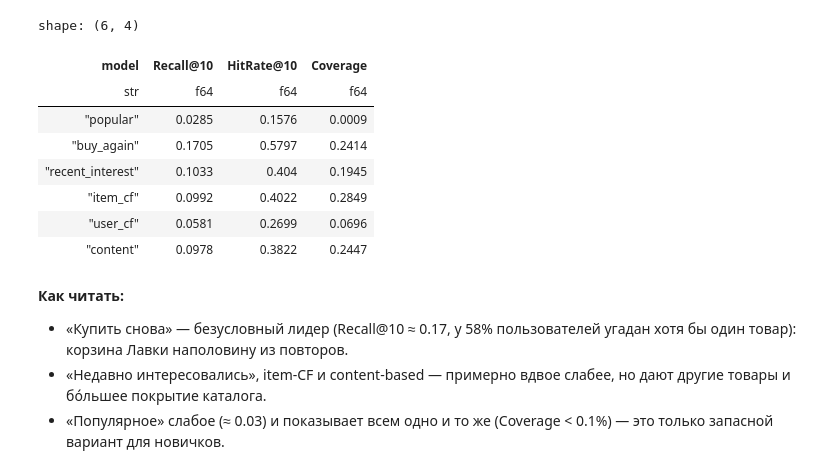
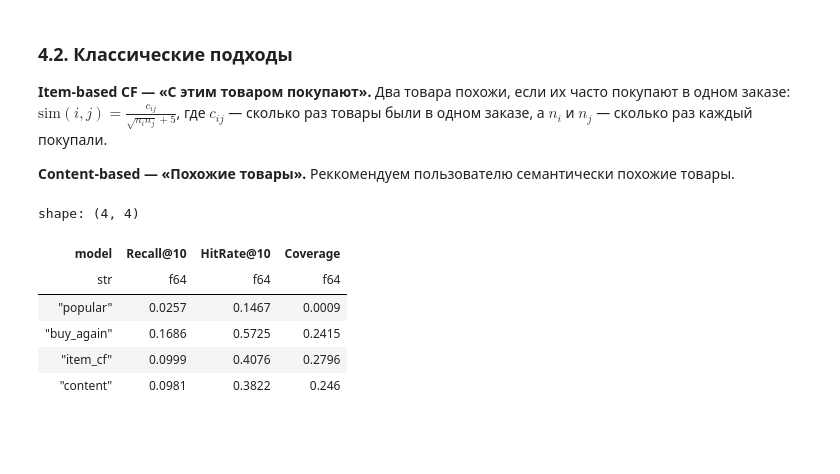
Before and after one commit to yulyaaamih/RecSys-hw, a Jupyter notebook: lavka_churn_recsys.ipynb, the cells around one changed output. Cells and saved outputs as stored; diff of their text form; code cells hidden in the pictures; blank space fills up the shorter version.

```diff
--- a/lavka_churn_recsys.ipynb
+++ b/lavka_churn_recsys.ipynb
@@ -153,7 +215,7 @@ class Split:
         self.gt = [set(x) for x in warm["product_id"].to_list()]
 
     def matrix(self, tau=None):
-        """Пользователь × товар: число заказов с товаром, или с затуханием exp(-давность/tau дней)."""
+        """Пользователь x товар: число заказов с товаром, или с затуханием exp(-давность/tau дней)."""
         w = pl.lit(1.0) if tau is None else (-(self.cut - pl.col("timestamp")) / (tau * DAY)).exp()
         h = self.hist.with_columns(w.alias("w"))
         return sp.csr_matrix((h["w"].to_numpy(), (h["u"].to_numpy(), h["i"].to_numpy())), shape=self.shape)
@@ -179,8 +241,6 @@ def evaluate(scores, s, k=K):
             "Coverage": len(np.unique(top)) / len(s.items)}
 
 
-val = Split(dt.datetime(2023, 12, 4, tzinfo=dt.timezone.utc))
 test = Split(dt.datetime(2024, 1, 3, tzinfo=dt.timezone.utc))
-for s in (val, test):
-    print(f"{s.name}: пользователей с историей в цели {len(s.t_rows)}, новых {s.n_cold}, товаров {len(s.items)}")
+print(f"{test.name}: пользователей с историей в цели {len(test.t_rows)}, новых {test.n_cold}, товаров {len(test.items)}")
 # %% [output]
@@ -241,58 +259,55 @@ $\text{sim}(i,j) = \frac{c_{ij}}{\sqrt{n_i n_j} + 5}$, где $c_{ij}$ — чи
+# %%
+TAU = 30  # дней
+
+def rec_popular(s):
+    return np.tile(s.popularity(), (len(s.t_rows), 1))
+
+
+def rec_buy_again(s):
+    return s.matrix(TAU)[s.t_rows].toarray() + EPS * s.popularity()
+# %% [markdown]
+### 4.2. Классические подходы
+
+**Item-based CF — «С этим товаром покупают».** Два товара похожи, если их часто покупают в одном заказе:
+$\text{sim}(i,j) = \frac{c_{ij}}{\sqrt{n_i n_j} + 5}$, где $c_{ij}$ — сколько раз товары были в одном заказе, а $n_i$ и $n_j$ — сколько раз каждый покупали.
+
+**Content-based — «Похожие товары».** Реккомендуем пользователю семантически похожие товары.
 # %%
 def item_similarity(s, shrink=5.0):
     h = s.hist
     B = sp.csr_matrix((np.ones(h.height), (h["order_id"].rank("dense").to_numpy() - 1, h["i"].to_numpy())))
     C = (B.T @ B).tocoo()
     n = np.asarray(B.sum(0)).ravel()
     off_diag = C.row != C.col
     r, c = C.row[off_diag], C.col[off_diag]
     return sp.csr_matrix((C.data[off_diag] / (np.sqrt(n[r] * n[c]) + shrink), (r, c)), shape=(len(s.items),) * 2)
 
 
 def rec_item_cf(s):
     return (s.matrix(TAU)[s.t_rows] @ item_similarity(s)).toarray() + EPS * s.popularity()
 
 
-def rec_user_cf(s, n_neighbors=50):
-    X = (s.matrix() > 0).astype(float)
-    idf = np.log(X.shape[0] / (1 + np.asarray(X.sum(0)).ravel()))
-    Xw = normalize(X @ sp.diags(idf))
-    sims = (Xw[s.t_rows] @ Xw.T).toarray()
-    sims[np.arange(len(s.t_rows)), s.t_rows] = 0  # сам себе не сосед
-    kth = -np.partition(-sims, n_neighbors, axis=1)[:, [n_neighbors - 1]]
-    sims[sims < kth] = 0
-    return (sp.csr_matrix(sims) @ X).toarray() + EPS * s.popularity()
-
-
 def item_text_vectors(s):
     names = pl.DataFrame({"product_id": s.items}).join(catalog, on="product_id", how="left")
     texts = (names["product_category"].fill_null("") + " " + names["product_name"].fill_null("")).str.to_lowercase()
     return TfidfVectorizer(analyzer="char_wb", ngram_range=(3, 5), min_df=2, sublinear_tf=True).fit_transform(texts)
 
 
 def rec_content(s):
     X = item_text_vectors(s)
     profile = normalize(s.matrix(TAU)[s.t_rows] @ X)
     return (profile @ X.T).toarray() + EPS * s.popularity()
 
 
-MODELS = {"popular": rec_popular, "buy_again": rec_buy_again, "recent_interest": rec_recent_interest, "item_cf": rec_item_cf,
-          "user_cf": rec_user_cf, "content": rec_content}
-scores = {s.name: {m: f(s) for m, f in MODELS.items()} for s in (val, test)}
-results = [{"model": m, **evaluate(S, test)} for m, S in scores[test.name].items()]
+MODELS = {"popular": rec_popular, "buy_again": rec_buy_again, "item_cf": rec_item_cf, "content": rec_content}
+scores = {m: f(test) for m, f in MODELS.items()}
+results = [{"model": m, **evaluate(S, test)} for m, S in scores.items()]
 pl.DataFrame(results).with_columns(pl.selectors.float().round(4))
 # %% [output]
-shape: (6, 4)
+shape: (4, 4)
 | model | Recall@10 | HitRate@10 | Coverage |
 | str | f64 | f64 | f64 |
-| "popular" | 0.0285 | 0.1576 | 0.0009 |
-| "buy_again" | 0.1705 | 0.5797 | 0.2414 |
-| "recent_interest" | 0.1033 | 0.404 | 0.1945 |
-| "item_cf" | 0.0992 | 0.4022 | 0.2849 |
-| "user_cf" | 0.0581 | 0.2699 | 0.0696 |
-| "content" | 0.0978 | 0.3822 | 0.2447 |
+| "popular" | 0.0257 | 0.1467 | 0.0009 |
+| "buy_again" | 0.1686 | 0.5725 | 0.2415 |
+| "item_cf" | 0.0999 | 0.4076 | 0.2796 |
+| "content" | 0.0981 | 0.3822 | 0.246 |
-# %% [markdown]
-**Как читать:**
-- «Купить снова» — безусловный лидер (Recall@10 ≈ 0.17, у 58% пользователей угадан хотя бы один товар): корзина Лавки наполовину из повторов.
-- «Недавно интересовались», item-CF и content-based — примерно вдвое слабее, но дают другие товары и бо́льшее покрытие каталога.
-- «Популярное» слабое (≈ 0.03) и показывает всем одно и то же (Coverage < 0.1%) — это только запасной вариант для новичков.
```
Also changed, not shown: parts of 53 cells of this notebook.
